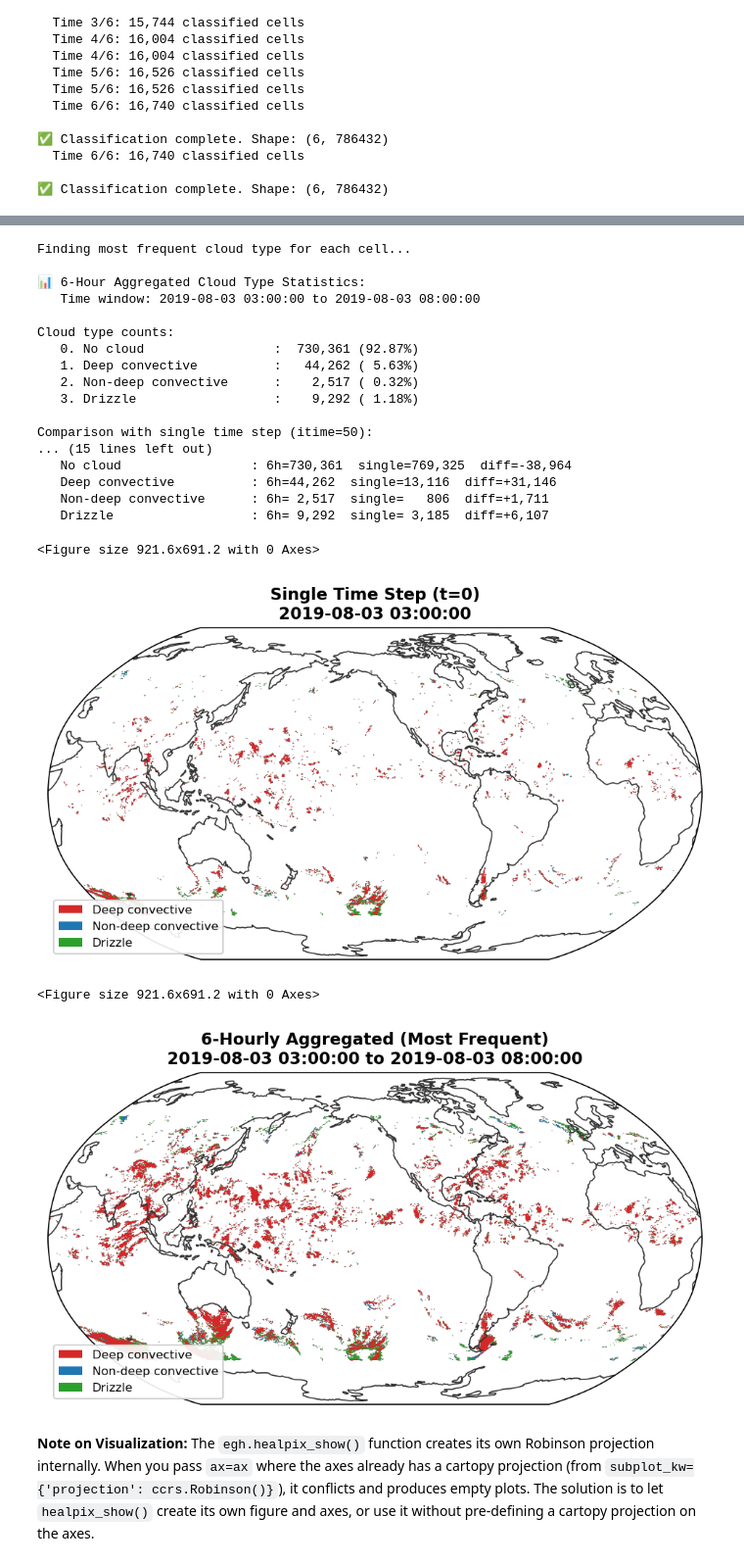
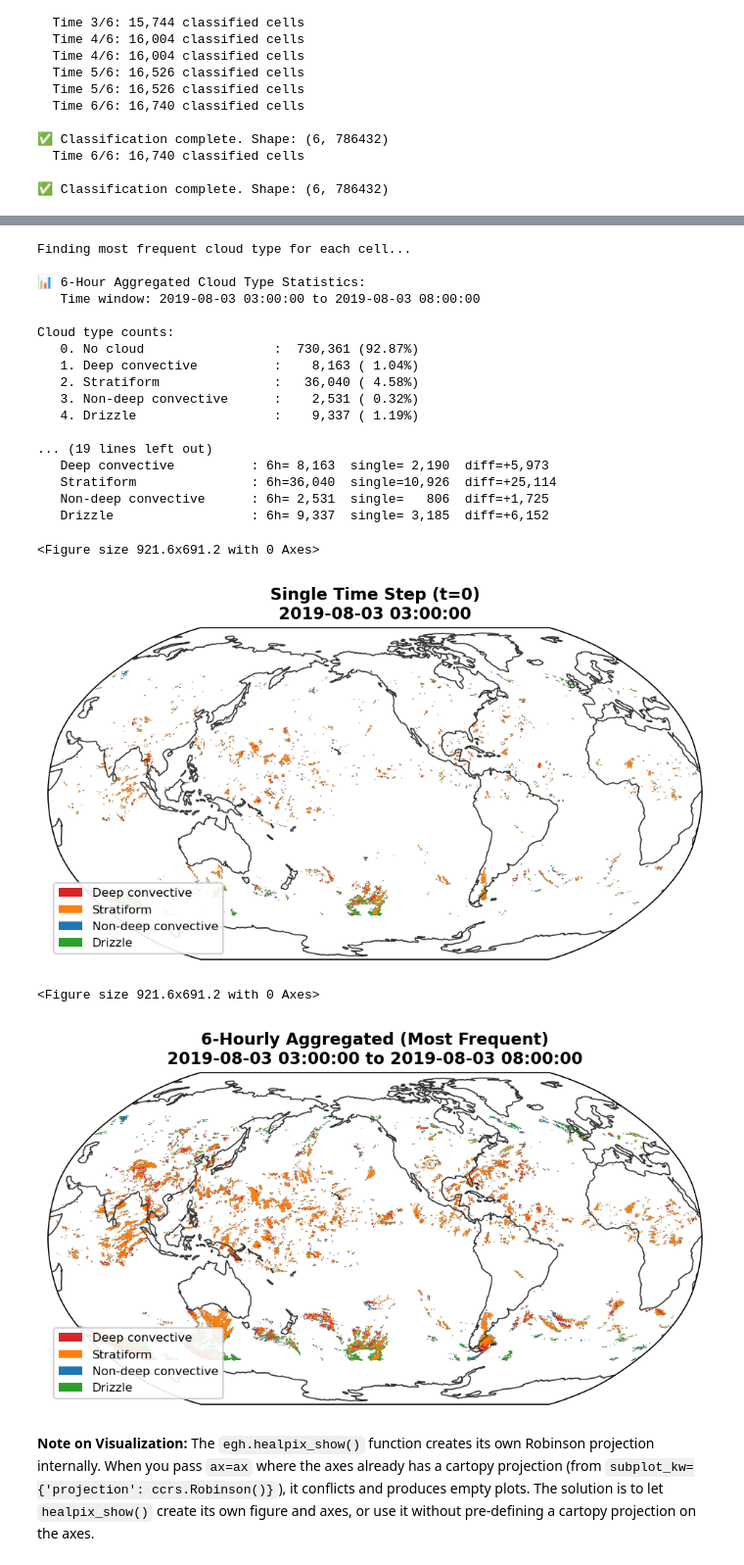
Before and after one commit to WACCEM/gsrm_cooccurrencefeature, a Jupyter notebook: notebooks/test_ccs_type_classification.ipynb, the cells around one changed output, grey strips where cells are left out. Shown at 98% size. Saved outputs shown, nothing was run; the diff lists cells and outputs as text; code cells hidden in the pictures.

```diff
--- a/notebooks/test_ccs_type_classification.ipynb
+++ b/notebooks/test_ccs_type_classification.ipynb
@@ -630,8 +636,8 @@ print(f"\n📊 Cloud Type Statistics (Time step {itime}):")
 print(f"   Total cells in dataset: {cloud_type.size:,}")
 print(f"   Non-MCS CCS cells: {(nmcs_ccs_mask > 0).sum().values:,}")
 print(f"\nCloud type counts:")
-for i, label in enumerate(['No cloud/Outside mask', 'Deep convective',
-                            'Non-deep convective', 'Stratiform cloud', 'Drizzle']):
+for i, label in enumerate(['No cloud/Outside mask', 'Deep convective', 'Stratiform',
+                            'Non-deep convective', 'Drizzle']):
     count = (cloud_type == i).sum().values
     pct = 100 * count / cloud_type.size
     print(f"   {i}. {label:25s}: {count:8,} ({pct:5.2f}%)")
@@ -640,8 +646,8 @@ for i, label in enumerate(['No cloud/Outside mask', 'Deep convective',
 classified = (cloud_type > 0).sum().values
 if classified > 0:
     print(f"\nPercentages among classified clouds only ({classified:,} cells):")
-    for i, label in enumerate(['Deep convective', 'Non-deep convective',
-                                'Stratiform cloud', 'Drizzle'], start=1):
+    for i, label in enumerate(['Deep convective', 'Stratiform',
+                                'Non-deep convective', 'Drizzle'], start=1):
         count = (cloud_type == i).sum().values
         pct = 100 * count / classified
         print(f"   {i}. {label:25s}: {count:8,} ({pct:5.2f}%)")
@@ -733,8 +741,7 @@ if classified_idx.sum() > 0:
     lat_vals = lat[classified_idx]
 
     # Plot each cloud type
-    for i, label in enumerate(['Deep convective', 'Non-deep convective',
-                                'Stratiform cloud', 'Drizzle'], start=1):
+    for i, label in enumerate(['Deep convective', 'Stratiform', 'Non-deep convective', 'Drizzle'], start=1):
         mask = ct_vals == i
         if mask.sum() > 0:
             ax.scatter(tb_vals[mask], pr_vals[mask],
@@ -756,7 +763,7 @@ if classified_idx.sum() > 0:
 
 # Right plot: Distribution by latitude
 ax = axes[1]
-for i, label in enumerate(['Deep convective', 'Non-deep convective', 'Drizzle'], start=1):
+for i, label in enumerate(['Deep convective', 'Stratiform', 'Non-deep convective', 'Drizzle'], start=1):
     mask = ct_vals == i
     if mask.sum() > 0:
         ax.hist(lat_vals[mask], bins=50, color=cloud_colors[i],
@@ -854,12 +861,12 @@ def find_most_frequent_cloud_type(cloud_types_time_series):
     """
     Find the most frequent cloud type over time for each cell.
 
-    For ties, prioritize in order: deep_conv (1) > nondeep_conv (2) > drizzle (3)
+    For ties, prioritize in order: deep_conv (1) > stratiform (2) > nondeep_conv (3) > drizzle (4)
 
     Parameters
     ----------
     cloud_types_time_series : numpy.ndarray
-        Array of shape (n_times, n_cells) with cloud type values
+        Array of shape (n_times, n_cells) with cloud type values (0-4)
 
     Returns
     -------
@@ -869,8 +876,8 @@ def find_most_frequent_cloud_type(cloud_types_time_series):
     n_times, n_cells = cloud_types_time_series.shape
     most_frequent = np.zeros(n_cells, dtype=np.int8)
 
-    # Priority order for tie-breaking: deep_conv=1, nondeep_conv=2, drizzle=3
-    priority_order = [1, 2, 3]  # 3 (drizzle) has lowest priority
+    # Priority order for tie-breaking: deep_conv=1, stratiform=2, nondeep_conv=3, drizzle=4
+    priority_order = [1, 2, 3, 4]
 
     for cell_idx in range(n_cells):
         cell_values = cloud_types_time_series[:, cell_idx]
@@ -964,10 +1129,10 @@ cloud_type_6h_da = xr.DataArray(
     attrs={
         'long_name': '6-hourly aggregated cloud type classification',
         'units': 'category',
-        'flag_values': [0, 1, 2, 3],
-        'flag_meanings': 'no_cloud deep_convective non-deep_convective drizzle',
+        'flag_values': [0, 1, 2, 3, 4],
+        'flag_meanings': 'no_cloud deep_convective stratiform non-deep_convective drizzle',
         'description': 'Most frequent cloud type over 6-hour window with tie-breaking priority',
-        'priority_order': 'deep_convective > non-deep_convective > drizzle > no_cloud',
+        'priority_order': 'deep_convective > stratiform > non-deep_convective > drizzle > no_cloud',
         'time_window': f'{_ds.time.values[0]} to {_ds.time.values[-1]}'
     }
 )
@@ -976,14 +1141,14 @@ cloud_type_6h_da = xr.DataArray(
 print(f"\n📊 6-Hour Aggregated Cloud Type Statistics:")
 print(f"   Time window: {_ds.time.values[0]} to {_ds.time.values[-1]}")
 print(f"\nCloud type counts:")
-for i, label in enumerate(['No cloud', 'Deep convective', 'Non-deep convective', 'Drizzle']):
+for i, label in enumerate(['No cloud', 'Deep convective', 'Stratiform', 'Non-deep convective', 'Drizzle']):
     count = (cloud_type_6h_agg == i).sum()
     pct = 100 * count / cloud_type_6h_agg.size
     print(f"   {i}. {label:25s}: {count:8,} ({pct:5.2f}%)")
 
 # Compare with single time step
 print(f"\nComparison with single time step (itime={itime}):")
-for i, label in enumerate(['No cloud', 'Deep convective', 'Non-deep convective', 'Drizzle']):
+for i, label in enumerate(['No cloud', 'Deep convective', 'Stratiform', 'Non-deep convective', 'Drizzle']):
     count_6h = (cloud_type_6h_agg == i).sum()
     count_single = (cloud_type.values == i).sum()
     print(f"   {label:25s}: 6h={count_6h:6,}  single={count_single:6,}  diff={count_6h-count_single:+6,}")
@@ -995,53 +1160,53 @@ Finding most frequent cloud type for each cell...
 
 Cloud type counts:
    0. No cloud                 :  730,361 (92.87%)
-   1. Deep convective          :   44,262 ( 5.63%)
-   2. Non-deep convective      :    2,517 ( 0.32%)
-   3. Drizzle                  :    9,292 ( 1.18%)
+   1. Deep convective          :    8,163 ( 1.04%)
+   2. Stratiform               :   36,040 ( 4.58%)
+   3. Non-deep convective      :    2,531 ( 0.32%)
+   4. Drizzle                  :    9,337 ( 1.19%)
 
-Comparison with single time step (itime=50):
-... (15 lines left out)
-   No cloud                 : 6h=730,361  single=769,325  diff=-38,964
-   Deep convective          : 6h=44,262  single=13,116  diff=+31,146
-   Non-deep convective      : 6h= 2,517  single=   806  diff=+1,711
-   Drizzle                  : 6h= 9,292  single= 3,185  diff=+6,107
+... (19 lines left out)
+   Deep convective          : 6h= 8,163  single= 2,190  diff=+5,973
+   Stratiform               : 6h=36,040  single=10,926  diff=+25,114
+   Non-deep convective      : 6h= 2,531  single=   806  diff=+1,725
+   Drizzle                  : 6h= 9,337  single= 3,185  diff=+6,152
 # %%
 # Visualize the 6-hourly aggregated cloud type classification
 # Note: egh.healpix_show creates its own projection, so we can't use subplot_kw with cartopy
 # Instead, create separate plots
 
 # Plot 1: Single time step (hour 0)
 cloud_type_single = xr.DataArray(
     cloud_types_6h[0, :],
     dims=['cell'],
     coords={'cell': _ds['cell'], 'lat': _ds['lat'], 'lon': _ds['lon']}
 )
 ax1 = egh.healpix_show(cloud_type_single.where(cloud_type_single > 0),
-                       cmap=mpl.colors.ListedColormap([cloud_colors[i] for i in range(1, 4)]),
-                       vmin=0.5, vmax=3.5,
+                       cmap=mpl.colors.ListedColormap([cloud_colors[i] for i in range(1, 5)]),
+                       vmin=0.5, vmax=4.5,
                        dpi=150)
 plt.title(f'Single Time Step (t=0)\n{_ds.time.values[0]}', fontsize=11, fontweight='bold')
 legend_elements = [Patch(facecolor=cloud_colors[i], label=cloud_labels[i])
-                   for i in range(1, 4)]
+                   for i in range(1, 5)]
 plt.legend(handles=legend_elements, loc='lower left', fontsize=8, framealpha=0.9)
 plt.tight_layout()
 plt.show()
 
 # Plot 2: 6-hourly aggregated
 ax2 = egh.healpix_show(cloud_type_6h_da.where(cloud_type_6h_da > 0),
-                       cmap=mpl.colors.ListedColormap([cloud_colors[i] for i in range(1, 4)]),
-                       vmin=0.5, vmax=3.5,
+                       cmap=mpl.colors.ListedColormap([cloud_colors[i] for i in range(1, 5)]),
+                       vmin=0.5, vmax=4.5,
                        dpi=150)
 plt.title(f'6-Hourly Aggregated (Most Frequent)\n{_ds.time.values[0]} to {_ds.time.values[-1]}',
          fontsize=11, fontweight='bold')
 plt.legend(handles=legend_elements, loc='lower left', fontsize=8, framealpha=0.9)
 plt.tight_layout()
 plt.show()
 # %% [output]
 <Figure size 921.6x691.2 with 0 Axes>
-[figure, old version]
+[figure, new version]
 <Figure size 921.6x691.2 with 0 Axes>
-[figure, old version]
+[figure, new version]
 # %% [markdown]
 **Note on Visualization:** The `egh.healpix_show()` function creates its own Robinson projection internally. When you pass `ax=ax` where the axes already has a cartopy projection (from `subplot_kw={'projection': ccrs.Robinson()}`), it conflicts and produces empty plots. The solution is to let `healpix_show()` create its own figure and axes, or use it without pre-defining a cartopy projection on the axes.
 # %%
```
Also changed, not shown: parts of 14 cells of this notebook, 6 other files.
